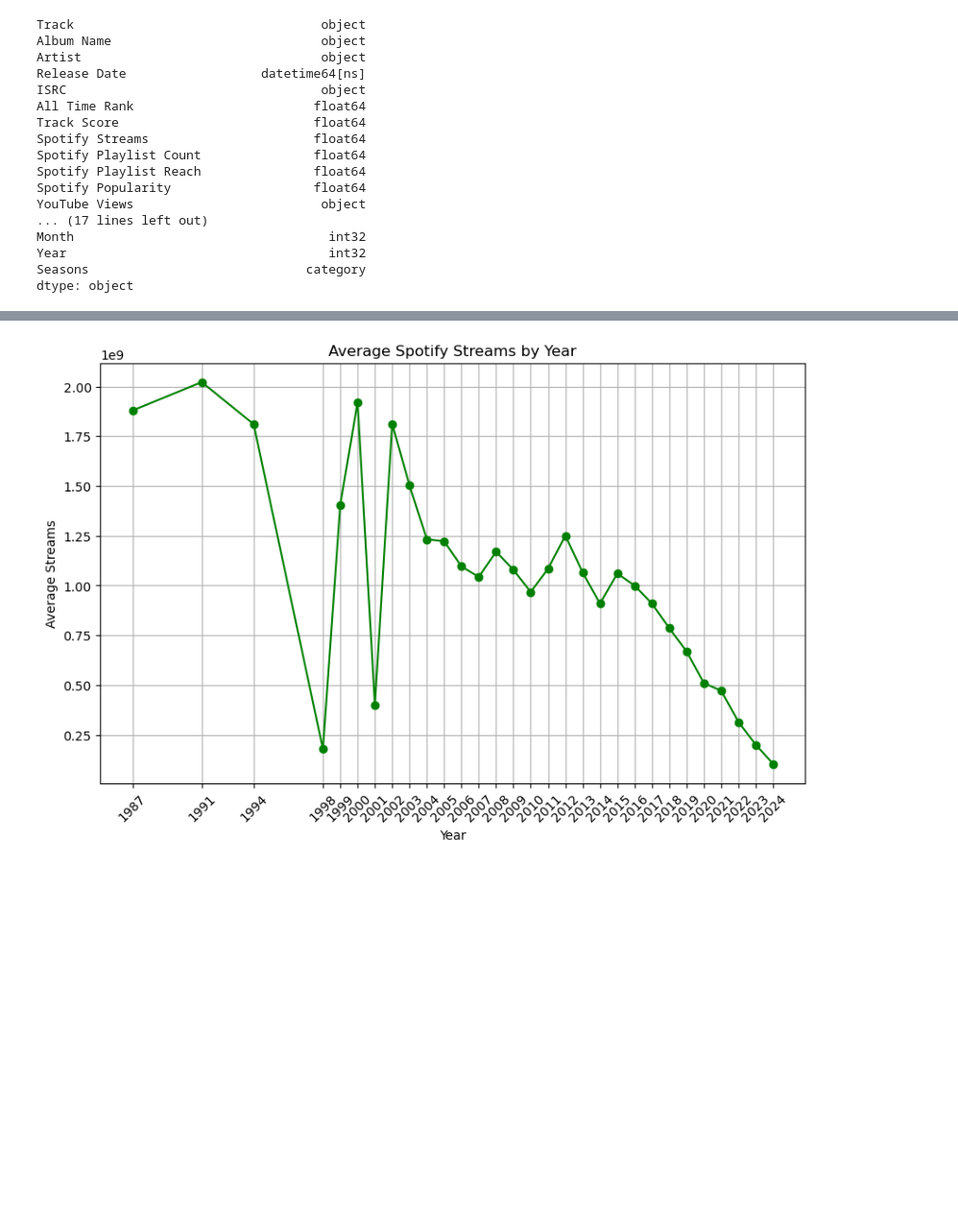
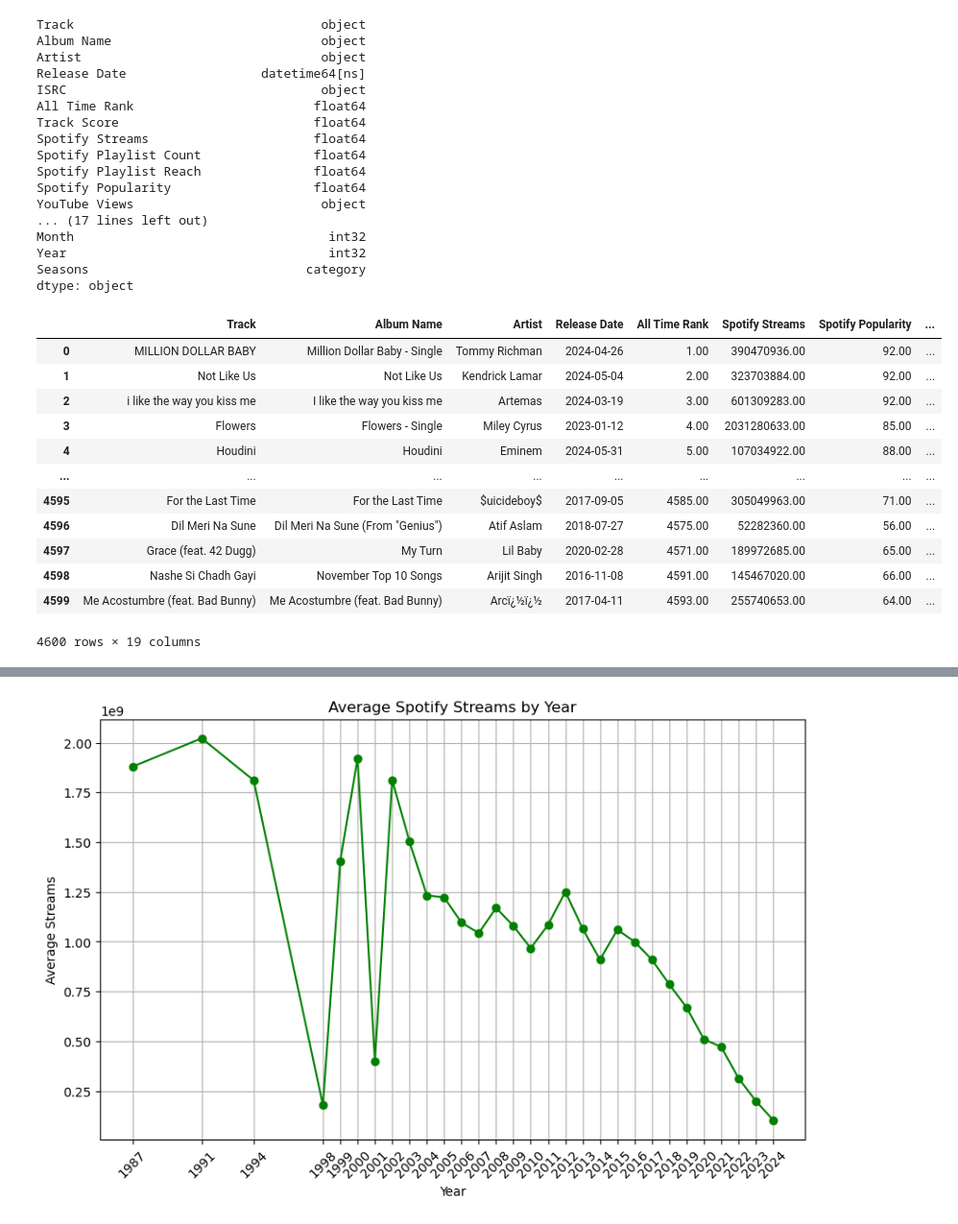
Before and after one commit to FloBeep/Project_1_Business_Owners, a Jupyter notebook: most streamed songs/2024 Most Streamed Songs Analysis.ipynb, the cells around one changed output, grey strips where cells are left out. Shown: that part at 96% size. Cells and saved outputs as stored; diff of their text form; code cells hidden in the pictures; blank space fills up the shorter version.

```diff
--- a/most streamed songs/2024 Most Streamed Songs Analysis.ipynb
+++ b/most streamed songs/2024 Most Streamed Songs Analysis.ipynb
@@ -118,6 +118,30 @@ Month                                  int32
 Year                                   int32
 Seasons                             category
 dtype: object
+# %%
+#Reducing DataFrame to the columns needed
+
+reduced_songdata = song_data[
+    ["Track", "Album Name","Artist","Release Date","All Time Rank",
+     "Spotify Streams","Spotify Popularity","YouTube Views","YouTube Likes",
+     "TikTok Posts","TikTok Likes","TikTok Views","AirPlay Spins","Pandora Streams",
+     "Soundcloud Streams", "Explicit Track","Month","Year","Seasons"]]
+
+reduced_songdata
+# %% [output]
+|  | Track | Album Name | Artist | Release Date | All Time Rank | Spotify Streams | Spotify Popularity | ... |
+| 0 | MILLION DOLLAR BABY | Million Dollar Baby - Single | Tommy Richman | 2024-04-26 | 1.00 | 390470936.00 | 92.00 | ... |
+| 1 | Not Like Us | Not Like Us | Kendrick Lamar | 2024-05-04 | 2.00 | 323703884.00 | 92.00 | ... |
+| 2 | i like the way you kiss me | I like the way you kiss me | Artemas | 2024-03-19 | 3.00 | 601309283.00 | 92.00 | ... |
+| 3 | Flowers | Flowers - Single | Miley Cyrus | 2023-01-12 | 4.00 | 2031280633.00 | 85.00 | ... |
+| 4 | Houdini | Houdini | Eminem | 2024-05-31 | 5.00 | 107034922.00 | 88.00 | ... |
+| ... | ... | ... | ... | ... | ... | ... | ... | ... |
+| 4595 | For the Last Time | For the Last Time | $uicideboy$ | 2017-09-05 | 4585.00 | 305049963.00 | 71.00 | ... |
+| 4596 | Dil Meri Na Sune | Dil Meri Na Sune (From "Genius") | Atif Aslam | 2018-07-27 | 4575.00 | 52282360.00 | 56.00 | ... |
+| 4597 | Grace (feat. 42 Dugg) | My Turn | Lil Baby | 2020-02-28 | 4571.00 | 189972685.00 | 65.00 | ... |
+| 4598 | Nashe Si Chadh Gayi | November Top 10 Songs | Arijit Singh | 2016-11-08 | 4591.00 | 145467020.00 | 66.00 | ... |
+| 4599 | Me Acostumbre (feat. Bad Bunny) | Me Acostumbre (feat. Bad Bunny) | Arcï¿½ï¿½ | 2017-04-11 | 4593.00 | 255740653.00 | 64.00 | ... |
+4600 rows × 19 columns
 # %%
 # Calculate averages by month, season, and year
 
```
Also changed, not shown: parts of 4 cells of this notebook.
